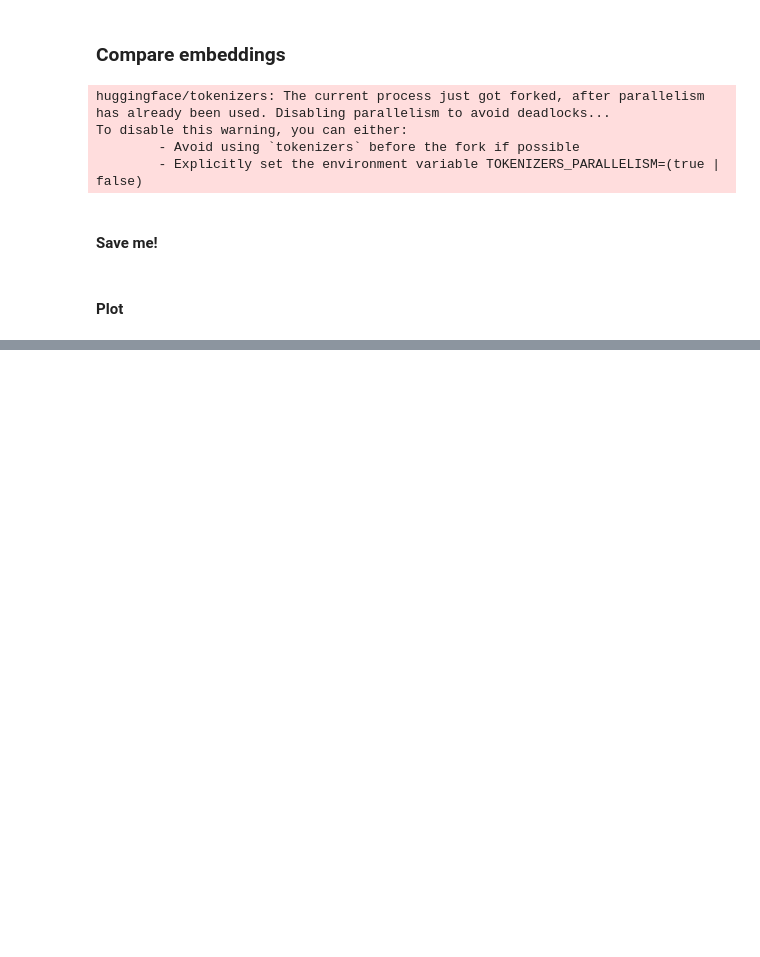
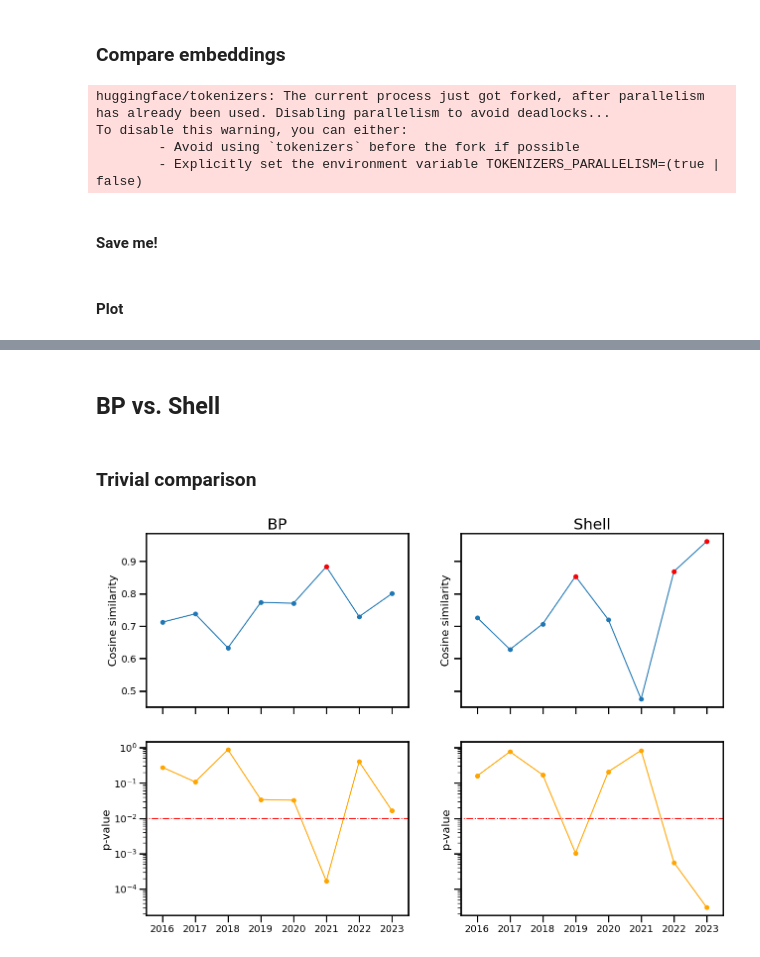
Before and after one commit to fabiosaracco/sdg_repos, a Jupyter notebook: 1_1_Me_against_myself.ipynb, the cells around one changed output, grey strips where cells are left out. Drawn from its saved outputs; the diff is of its cells as text; code cells hidden in the pictures; blank space fills up the shorter version.

```diff
--- a/1_1_Me_against_myself.ipynb
+++ b/1_1_Me_against_myself.ipynb
@@ -151,0 +154,33 @@ plt.show()
+# %% [markdown]
+## BP vs. Shell
+# %% [markdown]
+### Trivial comparison
+# %%
+fig, axs=plt.subplots(2,2, figsize=(15,10), sharex=True, sharey='row')
+x=range(2016, 2024)
+# cosine similarities
+axs[0,0].plot(x, bp_cspv['cos_sims'], marker='o', zorder=0)
+axs[0,0].scatter([_x for i, _x in enumerate(x) if bp_cspv['pvals'][i]<10**-2], [cs for i, cs in enumerate(bp_cspv['cos_sims']) if bp_cspv['pvals'][i]<10**-2], color='red', zorder=10)
+axs[0,0].set_ylabel('Cosine similarity', fontsize=16)
+axs[0,0].set_title('BP', fontsize=22)
+
+axs[0,1].plot(x, shell_cspv['cos_sims'], marker='o', zorder=0)
+axs[0,1].scatter([_x for i, _x in enumerate(x) if shell_cspv['pvals'][i]<10**-2], [cs for i, cs in enumerate(shell_cspv['cos_sims']) if shell_cspv['pvals'][i]<10**-2], color='red', zorder=10)
+axs[0,1].set_ylabel('Cosine similarity', fontsize=16)
+axs[0,1].set_title('Shell', fontsize=22)
+
+# p-values
+axs[1,0].plot(x, bp_cspv['pvals'], marker='o', c='orange')
+axs[1,0].hlines(10**-2, 2015, 2024, linestyle='-.', color='red')
+axs[1,0].set_ylabel('p-value', fontsize=16)
+axs[1,0].set_yscale('log')
+axs[1,0].set_xlim(2015.5, 2023.5)
+
+axs[1,1].plot(x, shell_cspv['pvals'], marker='o', c='orange')
+axs[1,1].set_ylabel('p-value', fontsize=16)
+axs[1,1].hlines(10**-2, 2015, 2024, linestyle='-.', color='red')
+axs[1,1].set_xlim(2015.5, 2023.5)
+plt.savefig('./plots/bp_vs_shell_reps_trend.png')
+plt.show()
+# %% [output]
+[figure, added]
```
Also changed, not shown: parts of 14 cells of this notebook.
